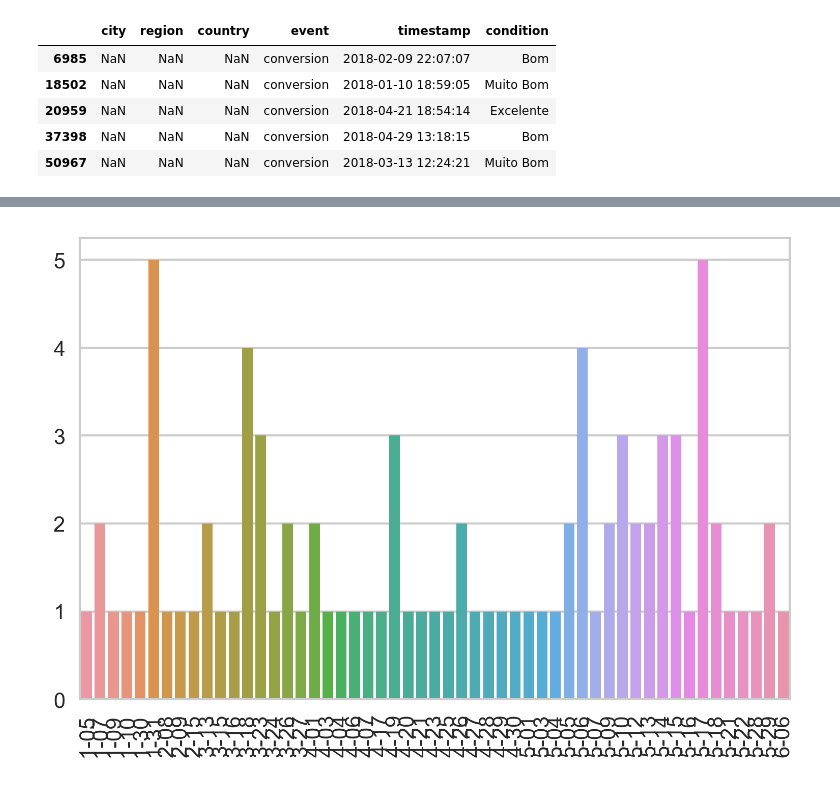
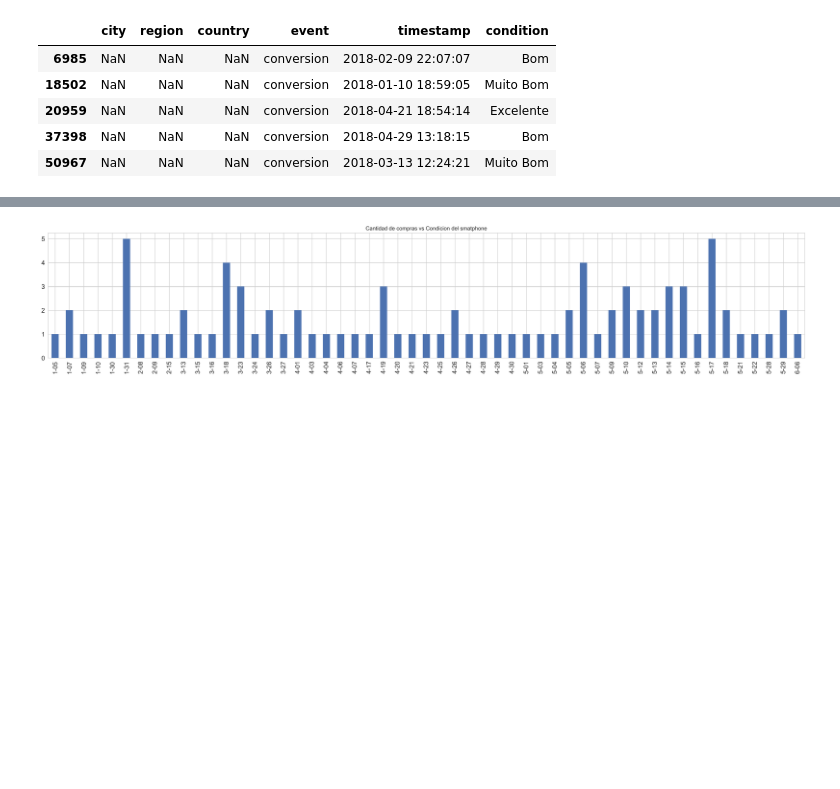
Before and after one commit to ConstanzaGonzalez/DatataFrita, a Jupyter notebook: tp/Compras del Galaxy J5.ipynb, the cells around one changed output, grey strips where cells are left out. Cells and saved outputs as stored; diff of their text form; code cells hidden in the pictures; blank space fills up the shorter version.

```diff
--- a/tp/Compras del Galaxy J5.ipynb
+++ b/tp/Compras del Galaxy J5.ipynb
@@ -63,30 +45,33 @@ Name: timestamp, Length: 88, dtype: int64
 # %%
 galaxy_j5['dia_mes'] = galaxy_j5['timestamp'].apply(lambda x: x.split(' ')[0][-5:])
 #galaxy_j5.sort_values(by = galaxy)
 fechas = galaxy_j5['dia_mes'].value_counts()
 #fechas  = fechas.to_frame(name = "Fechas").reset_index()
 fechas
 #fechas.columns= [["Fecha","Frecuencia"]]
 #fechas.sort_values(fechas["Fecha"])
 fechas
 #fechas.sort(fechas.index)
 
 fechas = galaxy_j5.sort_values(by = "timestamp",ascending = True)["timestamp"]
 meses=pd.to_datetime(fechas).dt.month
 dias=pd.to_datetime(fechas).dt.day
-serie_final=meses.map(lambda x: str(x))+'-'+dias.map(lambda x: str(x) if x>9 else "0"+str(x))
-serie_final=serie_final.value_counts().sort_index()
+serie_final= meses.map(lambda x: str(x))+'-'+dias.map(lambda x: str(x) if x>9 else "0"+str(x))
+serie_final = serie_final.value_counts().sort_index()
+
+
+
 #galaxy_j5["mes"] = pd.to_datetime(galaxy_j5["timestamp"]).dt.month
 #galaxy_j5["dia"] = pd.to_datetime(galaxy_j5["timestamp"]).dt.day
 #galaxy_j5
-#ax = serie_final.plot(kind = 'bar', title = "Cantidad de compras vs Condicion del smatphone",figsize =(18,5),legend = False, fontsize = 12)
+ax = serie_final.plot(kind = 'bar', title = "Cantidad de compras vs Condicion del smatphone",figsize =(30,5),legend = False, fontsize = 14)
 
-plt.rc('figure',dpi=300)
-g=sns.barplot(x=serie_final.index,y=serie_final.values)
-g.set_xticklabels(g.get_xticklabels(), rotation = 90)
+#plt.rc('figure', dpi=350)
+#g=sns.barplot(x=serie_final.index,y=serie_final.values)
+#g.set_xticklabels(g.get_xticklabels(), rotation = 90)
 plt.show()
 # %% [output]
-[figure, old version]
+[figure, new version]
 # %%
 serie_final
 # %% [output]
```
Also changed, not shown: parts of 6 cells of this notebook, 2 other files.
